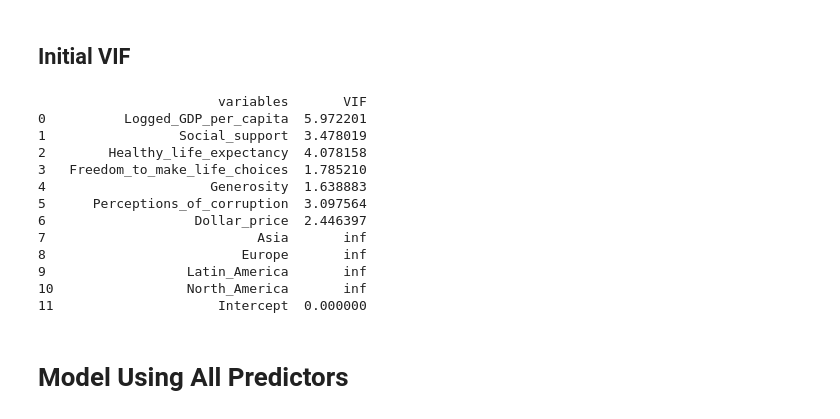
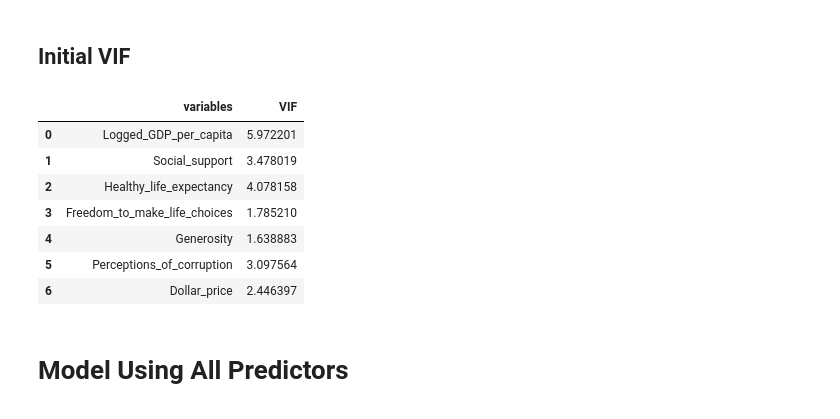
Before and after one commit to michaelortiz05/Regression-Model-Project, a Jupyter notebook: happiness-multiple.ipynb, the cells around one changed output. Cells and saved outputs as stored; diff of their text form; code cells hidden in the pictures.

```diff
--- a/happiness-multiple.ipynb
+++ b/happiness-multiple.ipynb
@@ -67,24 +68,19 @@ sns.heatmap(corrMatrix, annot=True, cmap="YlGnBu")
 # %%
 vif_df = df_categories.drop(columns=['Perceptions_of_happiness'])
 vif = pd.DataFrame()
 vif["variables"] = vif_df.columns
 #print(vif)
 vif["VIF"] = [variance_inflation_factor(vif_df.values, i) for i in range(vif_df.shape[1])]
-print(vif)
+vif.head(7)
 # %% [output]
-                       variables       VIF
-0          Logged_GDP_per_capita  5.972201
-1                 Social_support  3.478019
-2        Healthy_life_expectancy  4.078158
-3   Freedom_to_make_life_choices  1.785210
-4                     Generosity  1.638883
-5      Perceptions_of_corruption  3.097564
-6                   Dollar_price  2.446397
-7                           Asia       inf
-8                         Europe       inf
-9                  Latin_America       inf
-10                 North_America       inf
-11                     Intercept  0.000000
+|  | variables | VIF |
+| 0 | Logged_GDP_per_capita | 5.972201 |
+| 1 | Social_support | 3.478019 |
+| 2 | Healthy_life_expectancy | 4.078158 |
+| 3 | Freedom_to_make_life_choices | 1.785210 |
+| 4 | Generosity | 1.638883 |
+| 5 | Perceptions_of_corruption | 3.097564 |
+| 6 | Dollar_price | 2.446397 |
 # %% [markdown]
 # Model Using All Predictors
 # %%
```
Also changed, not shown: parts of 3 cells of this notebook, 19 other files.
